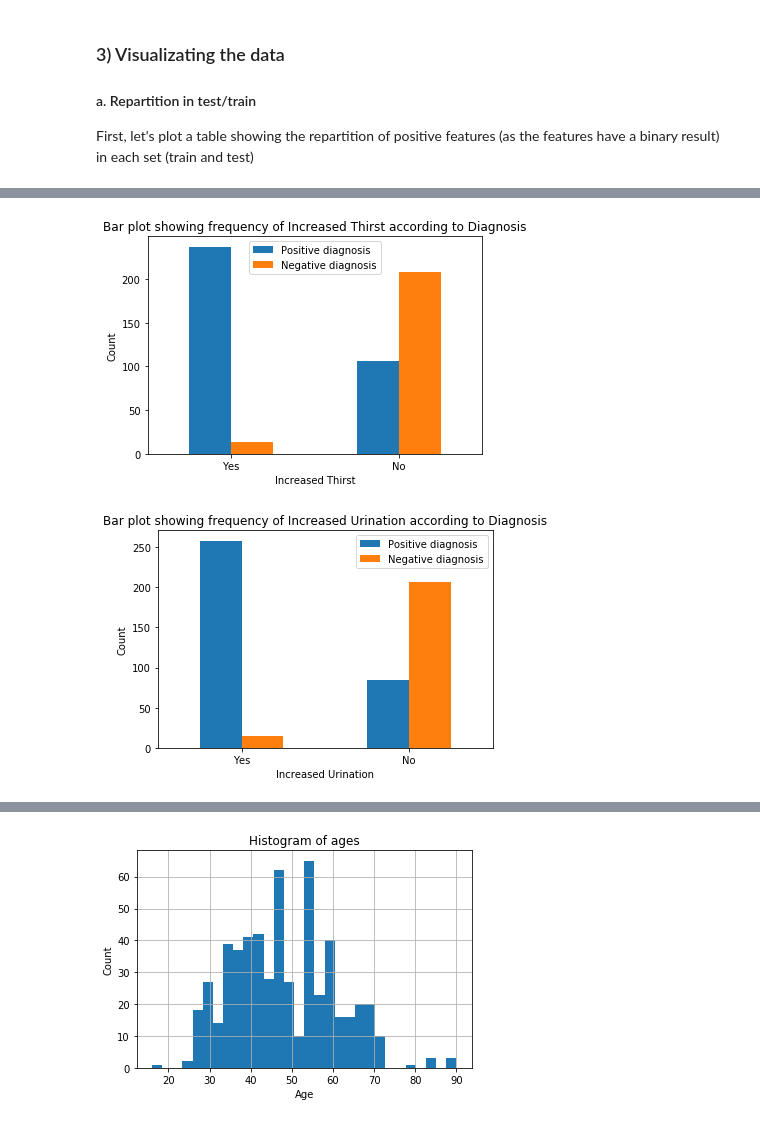
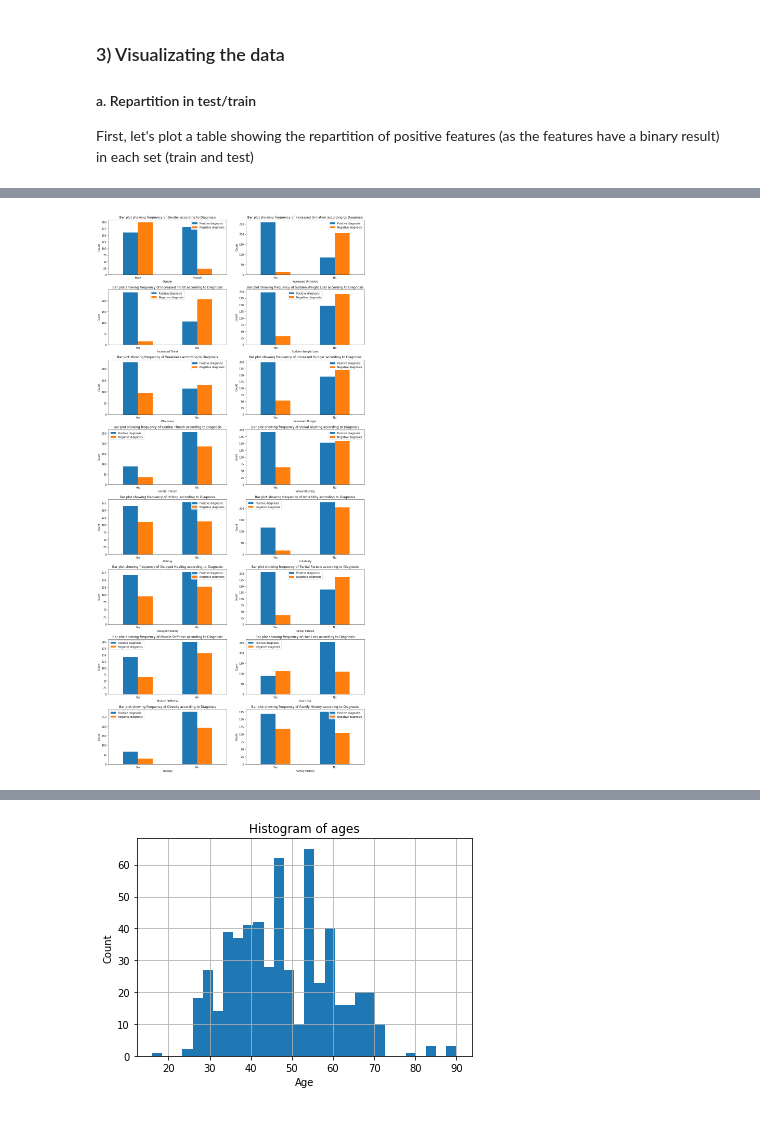
Before and after one commit to mlh-master/hw2_mlh-hadassa-and-sarah, a Jupyter notebook: HW2.ipynb, the cells around one changed output, grey strips where cells are left out. Drawn from its saved outputs; the diff is of its cells as text; code cells hidden in the pictures.

```diff
--- a/HW2.ipynb
+++ b/HW2.ipynb
@@ -44,21 +158,23 @@ X_train, X_test, y_train, y_test = train_test_split(X,Y,test_size=0.2,stratify=Y
 #### a. Repartition in test/train
 First, let's plot a table showing the repartition of positive features (as the features have a binary result) in each set (train and test)
 # %%
+import warnings
 import matplotlib.pyplot as plt
-fts = ['Muscle Stiffness', 'Hair Loss', 'Obesity', 'Partial Paresis', 'Delayed Healing']
-
+warnings.filterwarnings("ignore", category=FutureWarning)
+fts = list_features.copy()
+del fts[0]
 partition_ft = pd.DataFrame(columns=['Positive Feature','% in train','% in test','difference'])
 
 partition_ft['Positive Feature'] = fts
 train_lst = []
 test_lst = []
 for ft in fts:
-    pos_ft_train = np.sum(X_train[[ft]]=='Yes')
+    pos_ft_train = np.sum(X_train[[ft]]=='Yes') + np.sum(X_train[[ft]]==1) + np.sum(X_train[[ft]]=='Male')
     train_lst.append(100*pos_ft_train/len(X_train[[ft]]))
-    pos_ft_test = np.sum(X_test[[ft]]=='Yes')
+    pos_ft_test = np.sum(X_test[[ft]]=='Yes') + np.sum(X_test[[ft]]==1) + np.sum(X_test[[ft]]=='Male')
     test_lst.append(100*pos_ft_test/len(X_test[[ft]]))
 partition_ft[['% in train']] = train_lst
 partition_ft[['% in test']] = test_lst
 partition_ft[['difference']] = np.array(train_lst) - np.array(test_lst)
-print(partition_ft)
+partition_ft
 # %% [output]
@@ -80,43 +207,55 @@ In order to solve such an issue, we can for example split the dataset again. If
 We will now plot the relationship between features and label:
 # %%
 fts = ['Increased Thirst', 'Increased Urination', 'Muscle Stiffness', 'Obesity']
+fts = ['Gender', 'Increased Urination', 'Increased Thirst', 'Sudden Weight Loss', 'Weakness', 'Increased Hunger', 'Genital Thrush', 'Visual Blurring', 'Itching', 'Irritability', 'Delayed Healing', 'Partial Paresis', 'Muscle Stiffness', 'Hair Loss', 'Obesity', 'Family History']
+figure, axes = plt.subplots(nrows=8, ncols=2, figsize=[15,30])
+i=j=0
 for ft in fts:
+    ax = axes[i, j]
     DiagYesFt = filled_dataset[ft].loc[filled_dataset['Diagnosis'] == 'Positive']
-    DiagYesFtYes = np.sum(DiagYesFt == 'Yes')
-    DiagYesFtNo = np.sum(DiagYesFt == 'No')
+    if ft=='Gender':
+        DiagYesFtYes = np.sum(DiagYesFt == 'Male')
+        DiagYesFtNo = np.sum(DiagYesFt == 'Female')
+    elif ft=='Family History':
+        DiagYesFtYes = np.sum(DiagYesFt == 1)
+        DiagYesFtNo = np.sum(DiagYesFt == 0)
+    else:
+        DiagYesFtYes = np.sum(DiagYesFt == 'Yes')
+        DiagYesFtNo = np.sum(DiagYesFt == 'No')
 
     DiagNoFt = filled_dataset[ft].loc[filled_dataset['Diagnosis'] == 'Negative']
-    DiagNoFtYes = np.sum(DiagNoFt == 'Yes')
-    DiagNoFtNo = np.sum(DiagNoFt == 'No')
+    if ft=='Gender':
+        DiagNoFtYes = np.sum(DiagNoFt == 'Male')
+        DiagNoFtNo = np.sum(DiagNoFt == 'Female')
+    elif ft=='Family History':
+        DiagNoFtYes = np.sum(DiagNoFt == 1)
+        DiagNoFtNo = np.sum(DiagNoFt == 0)
+    else:
+        DiagNoFtYes = np.sum(DiagNoFt == 'Yes')
+        DiagNoFtNo = np.sum(DiagNoFt == 'No')
+
     DiagYes = [DiagYesFtYes, DiagYesFtNo]
     DiagNo = [DiagNoFtYes, DiagNoFtNo]
-    index = ['Yes','No']
+    if ft=='Gender':
+        index = ['Male','Female']
+    else:
+        index = ['Yes','No']
     df = pd.DataFrame({'Positive diagnosis': DiagYes,
                        'Negative diagnosis': DiagNo}, index=index)
-    ax = df.plot.bar(rot=0)
-    ax.set_xlabel(ft)
-    ax.set_ylabel('Count')
-    ax.set_title(f'Bar plot showing frequency of {ft} according to Diagnosis')
+    df.plot.bar(ax=axes[i, j],rot=0)
+    axes[i, j].set_xlabel(ft)
+    axes[i, j].set_ylabel('Count')
+    axes[i, j].set_title(f'Bar plot showing frequency of {ft} according to Diagnosis')
 
-ft = 'Family History'
-DiagYesFt = filled_dataset[ft].loc[filled_dataset['Diagnosis'] == 'Positive']
-DiagYesFtYes = np.sum(DiagYesFt == 1)
-DiagYesFtNo = np.sum(DiagYesFt == 0)
+    if j<1:
+        j+=1
+    elif i<8:
+        i+=1
+        j=0
+    else:
+        break
 
-DiagNoFt = filled_dataset[ft].loc[filled_dataset['Diagnosis'] == 'Negative']
-DiagNoFtYes = np.sum(DiagNoFt == 1)
-DiagNoFtNo = np.sum(DiagNoFt == 0)
-DiagYes = [DiagYesFtYes, DiagYesFtNo]
-DiagNo = [DiagNoFtYes, DiagNoFtNo]
-index = ['Yes','No']
-df = pd.DataFrame({'Positive diagnosis': DiagYes,
-                   'Negative diagnosis': DiagNo}, index=index)
-ax = df.plot.bar(rot=0)
-ax.set_xlabel(ft)
-ax.set_ylabel('Count')
-ax.set_title(f'Bar plot showing frequency of {ft} according to Diagnosis')
-
+figure.tight_layout()
 plt.show()
 # %% [output]
-[figure, old version]
+[figure, new version]
-[figure, removed]
```
Also changed, not shown: parts of 72 cells of this notebook.
